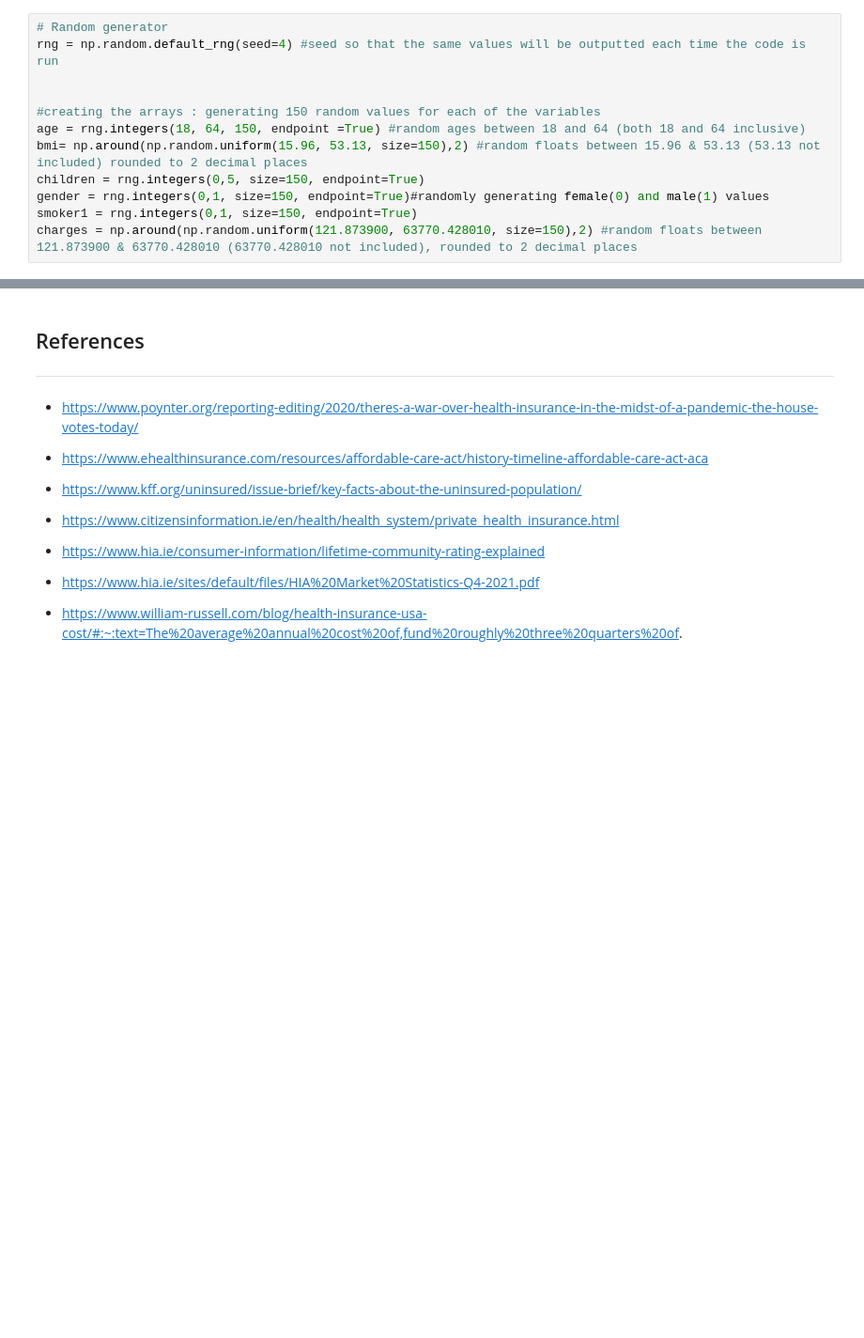
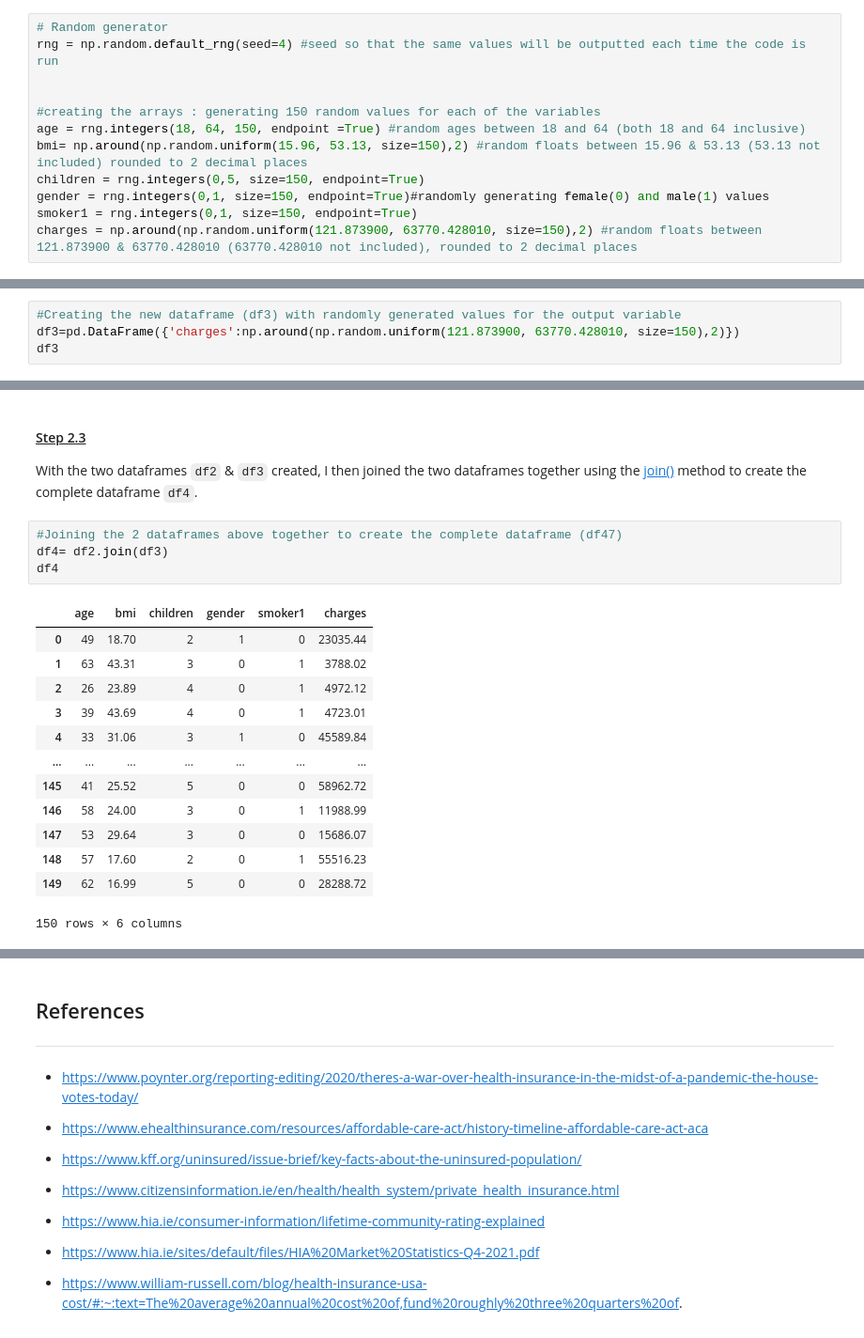
Before and after one commit to OCorry/Programming-for-Data-Analysis-Assessment-2022, a Jupyter notebook: Programming for Data Analysis Project 2022.ipynb, the cells around one changed output, grey strips where cells are left out. Shown at 94% size. Saved outputs shown, nothing was run; the diff lists cells and outputs as text; blank space fills up the shorter version.

Commit message:
synthasised data section updated

```diff
--- a/Programming for Data Analysis Project 2022.ipynb
+++ b/Programming for Data Analysis Project 2022.ipynb
@@ -491,0 +507,4 @@ df2
+# %%
+#Creating the new dataframe (df3) with randomly generated values for the output variable
+df3=pd.DataFrame({'charges':np.around(np.random.uniform(121.873900, 63770.428010, size=150),2)})
+df3
@@ -491,0 +525,22 @@ df2
+# %% [markdown]
+#### <ins>Step 2.3</ins>
+
+With the two dataframes ``df2`` & ``df3`` created, I then joined the two dataframes together using the <a href="https://www.w3schools.com/python/pandas/ref_df_join.asp" target="_top">join()</a>  method to create the complete dataframe ``df4``.
+# %%
+#Joining the 2 dataframes above together to create the complete dataframe (df47)
+df4= df2.join(df3)
+df4
+# %% [output]
+|  | age | bmi | children | gender | smoker1 | charges |
+| 0 | 49 | 18.70 | 2 | 1 | 0 | 23035.44 |
+| 1 | 63 | 43.31 | 3 | 0 | 1 | 3788.02 |
+| 2 | 26 | 23.89 | 4 | 0 | 1 | 4972.12 |
+| 3 | 39 | 43.69 | 4 | 0 | 1 | 4723.01 |
+| 4 | 33 | 31.06 | 3 | 1 | 0 | 45589.84 |
+| ... | ... | ... | ... | ... | ... | ... |
+| 145 | 41 | 25.52 | 5 | 0 | 0 | 58962.72 |
+| 146 | 58 | 24.00 | 3 | 0 | 1 | 11988.99 |
+| 147 | 53 | 29.64 | 3 | 0 | 0 | 15686.07 |
+| 148 | 57 | 17.60 | 2 | 0 | 1 | 55516.23 |
+| 149 | 62 | 16.99 | 5 | 0 | 0 | 28288.72 |
+150 rows × 6 columns
```
Also changed, not shown: parts of 8 cells of this notebook.
